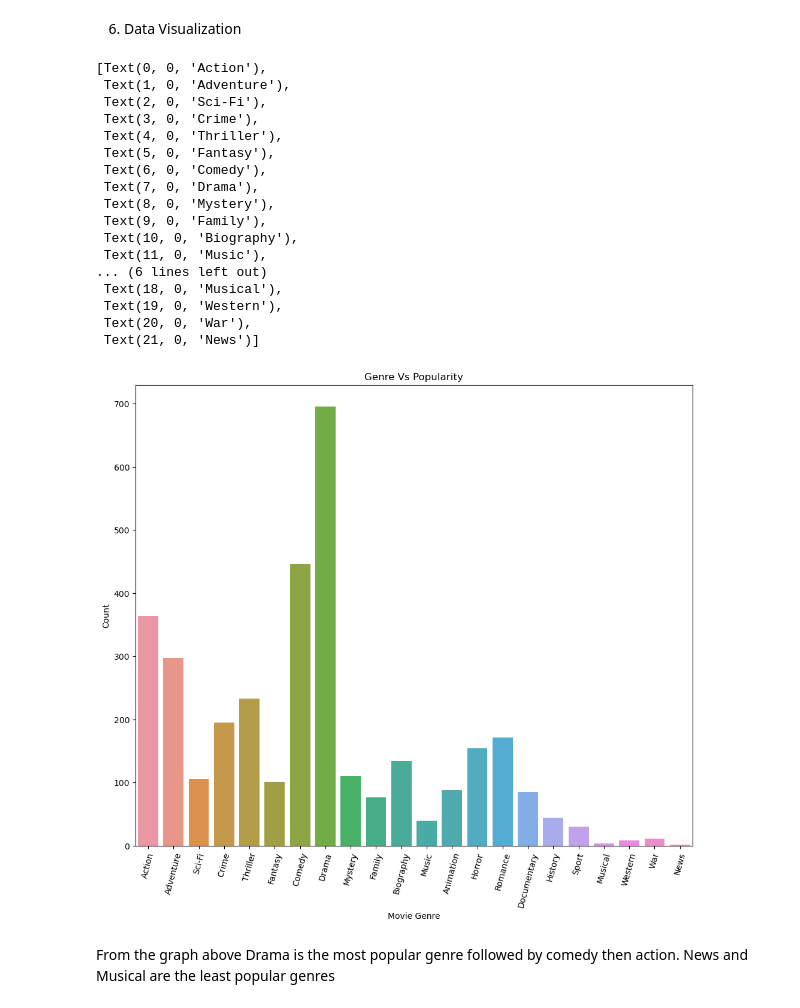
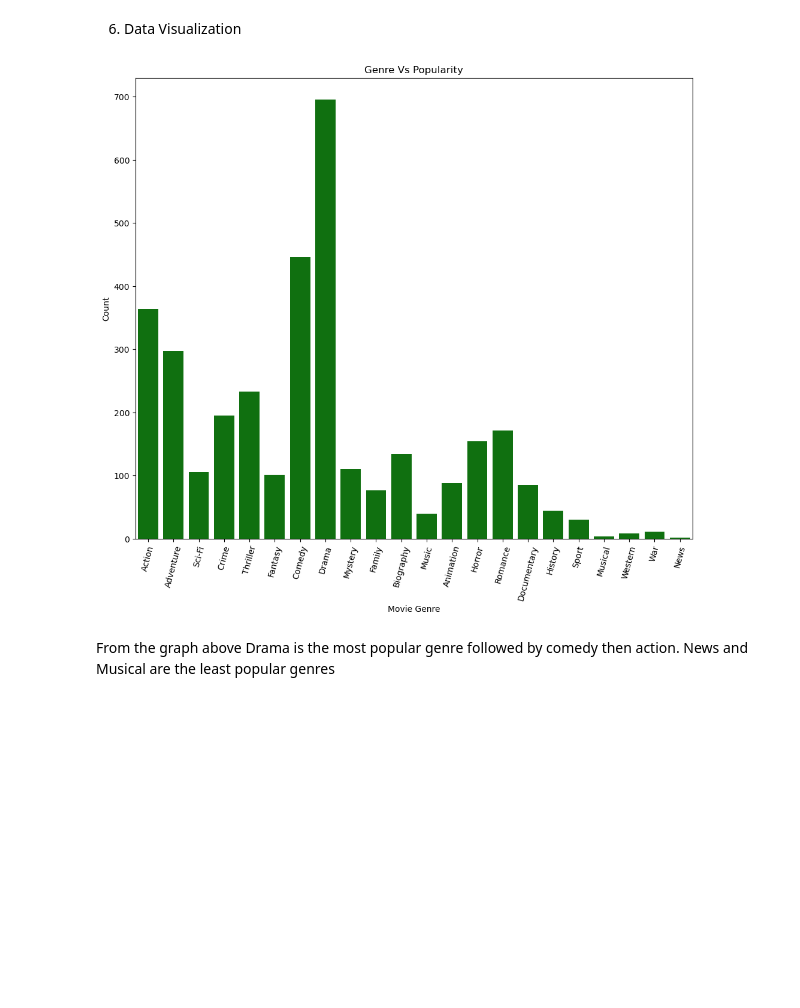
Before and after one commit to Kiptoo1960/dsc-phase-1-project-v2-4, a Jupyter notebook: student.ipynb, the cells around one changed output. Saved outputs shown, nothing was run; the diff lists cells and outputs as text; code cells hidden in the pictures; blank space fills up the shorter version.

```diff
--- a/student.ipynb
+++ b/student.ipynb
@@ -1032,35 +1032,18 @@ for key, values in count_1.items():
 # %%
 # plotting the data above
 
-fig, ax = plt.subplots(figsize=(12,10))
-x = genre
-y = count
+plt.figure(figsize=(12,10))
+sns.barplot(x=genre,y=count,color='green')
 
-ax = sns.barplot(x = x, y = y, ax = ax)
-ax.set_title('Genre Vs Popularity')
-ax.set_xlabel("Movie Genre")
-ax.set_ylabel("Count");
 
-ax.set_xticklabels(labels = x, rotation = 75)
+plt.title('Genre Vs Popularity')
+plt.xlabel("Movie Genre")
+plt.ylabel("Count")
+plt.savefig('Genre vs Popularity')
+plt.xticks(rotation = 75)
+plt.show()
 # %% [output]
-[Text(0, 0, 'Action'),
- Text(1, 0, 'Adventure'),
- Text(2, 0, 'Sci-Fi'),
- Text(3, 0, 'Crime'),
- Text(4, 0, 'Thriller'),
- Text(5, 0, 'Fantasy'),
- Text(6, 0, 'Comedy'),
- Text(7, 0, 'Drama'),
- Text(8, 0, 'Mystery'),
- Text(9, 0, 'Family'),
- Text(10, 0, 'Biography'),
- Text(11, 0, 'Music'),
-... (6 lines left out)
- Text(18, 0, 'Musical'),
- Text(19, 0, 'Western'),
- Text(20, 0, 'War'),
- Text(21, 0, 'News')]
-[figure, old version]
+[figure, new version]
 # %% [markdown]
 From the graph above Drama is the most popular genre followed by comedy  then action. News and Musical are the least popular genres
 # %%
```
